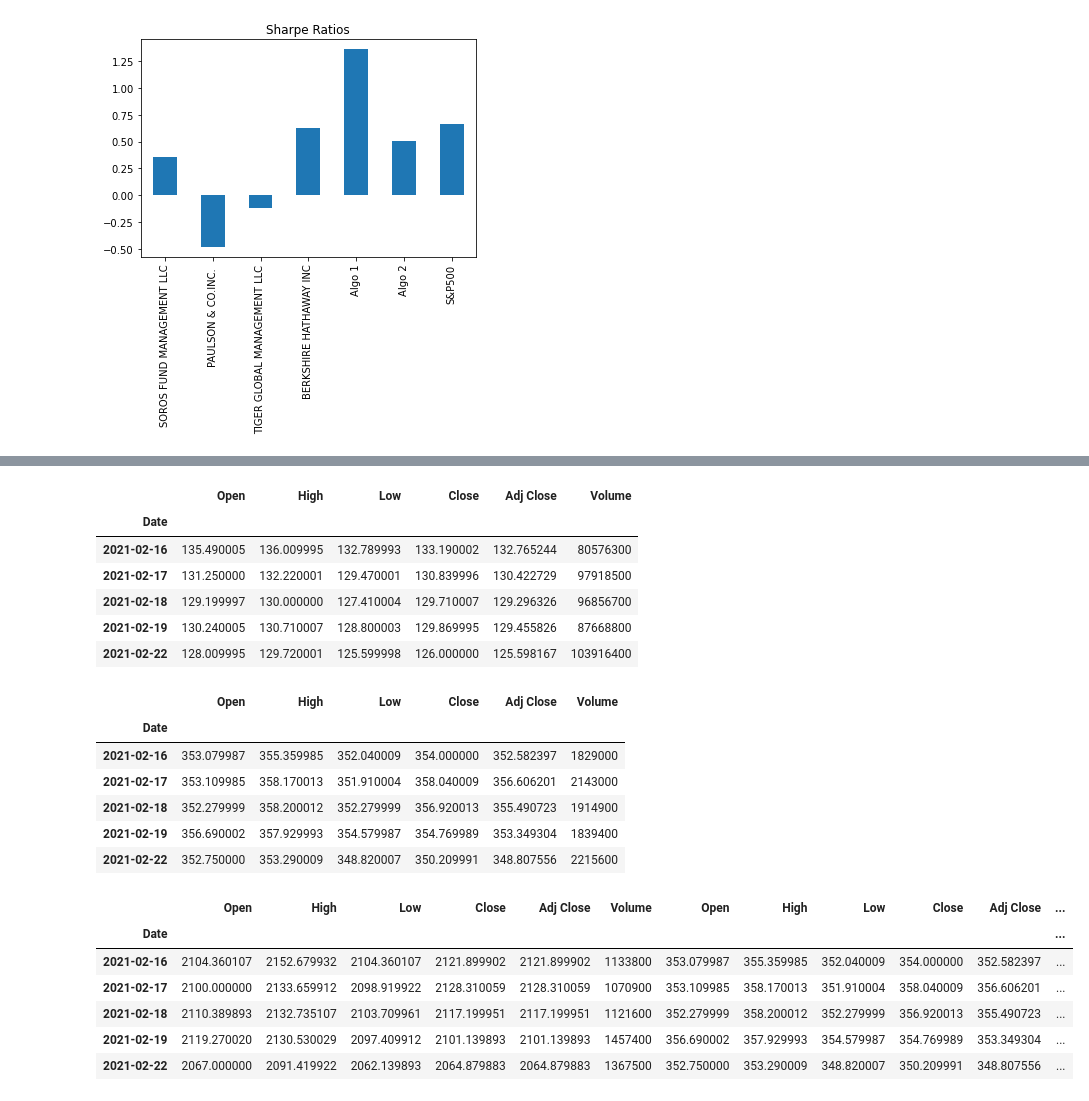
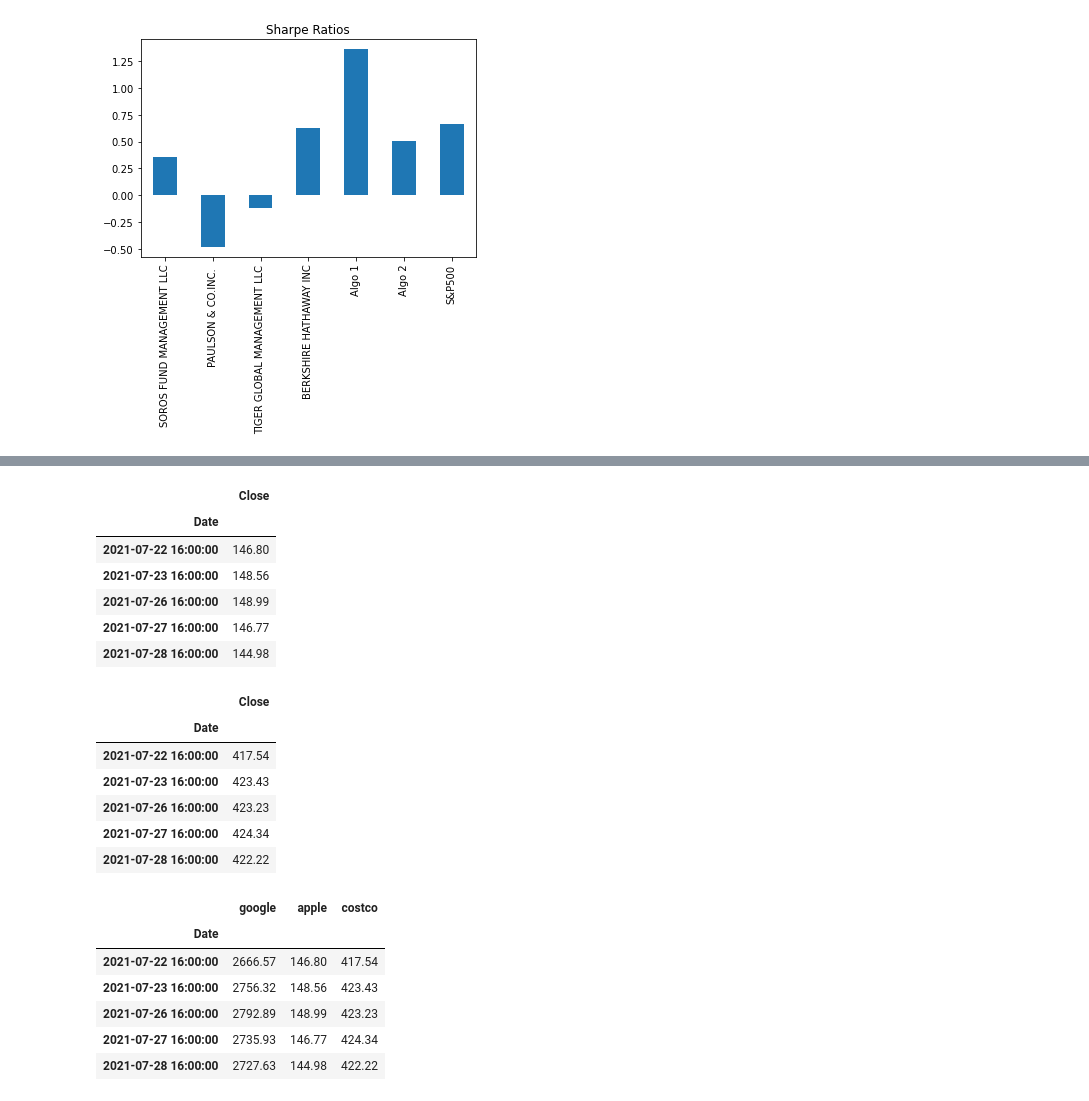
Before and after one commit to jethro30/A-Whale-Off-the-Port-folio-, a Jupyter notebook: A whale off port.ipynb, the cells around one changed output, grey strips where cells are left out. Drawn from its saved outputs; the diff is of its cells as text; code cells hidden in the pictures.

```diff
--- a/A whale off port.ipynb
+++ b/A whale off port.ipynb
@@ -263,7 +263,8 @@ sharpe_ratios.plot(kind="bar", title="Sharpe Ratios")
 <AxesSubplot:title={'center':'Sharpe Ratios'}>
 [figure]
 # %%
-goog_csv = Path("Resources/Goog.csv")
-goog_df = pd.read_csv(goog_csv, index_col='Date', parse_dates=True, infer_datetime_format=True)
-goog_df.head()
+# Read the first stock
+google_history_csv = Path("Resources/goog.csv")
+google_history_df = pd.read_csv(google_history_csv, index_col='Date', parse_dates=True, infer_datetime_format=True)
+google_history_df.head()
 # %% [output]
@@ -277,46 +278,47 @@ goog_df.head()
 # %%
-# Read the second stock
-aapl_csv = Path("Resources/aapl.csv")
-aapl_df = aapl_df = pd.read_csv(aapl_csv, index_col='Date', parse_dates=True, infer_datetime_format=True)
-aapl_df.head()
+# Read the first stock
+apple_history_csv = Path("Resources/aapl.csv")
+apple_history_df = pd.read_csv(apple_history_csv, index_col='Date', parse_dates=True, infer_datetime_format=True)
+apple_history_df.head()
 # %% [output]
-|  | Open | High | Low | Close | Adj Close | Volume |
-| Date |  |  |  |  |  |  |
-| 2021-02-16 | 135.490005 | 136.009995 | 132.789993 | 133.190002 | 132.765244 | 80576300 |
-| 2021-02-17 | 131.250000 | 132.220001 | 129.470001 | 130.839996 | 130.422729 | 97918500 |
-| 2021-02-18 | 129.199997 | 130.000000 | 127.410004 | 129.710007 | 129.296326 | 96856700 |
-| 2021-02-19 | 130.240005 | 130.710007 | 128.800003 | 129.869995 | 129.455826 | 87668800 |
-| 2021-02-22 | 128.009995 | 129.720001 | 125.599998 | 126.000000 | 125.598167 | 103916400 |
+|  | Close |
+| Date |  |
+| 2021-07-22 16:00:00 | 146.80 |
+| 2021-07-23 16:00:00 | 148.56 |
+| 2021-07-26 16:00:00 | 148.99 |
+| 2021-07-27 16:00:00 | 146.77 |
+| 2021-07-28 16:00:00 | 144.98 |
 # %%
-cost_csv = Path("Resources/cost.csv")
-cost_df = aapl_df = pd.read_csv(cost_csv, index_col='Date', parse_dates=True, infer_datetime_format=True)
-cost_df.head()
+# Read the third stock
+costco_history_csv = Path("Resources/cost.csv")
+costco_history_df = pd.read_csv(costco_history_csv, index_col='Date', parse_dates=True, infer_datetime_format=True)
+costco_history_df.head()
 # %% [output]
-|  | Open | High | Low | Close | Adj Close | Volume |
-| Date |  |  |  |  |  |  |
-| 2021-02-16 | 353.079987 | 355.359985 | 352.040009 | 354.000000 | 352.582397 | 1829000 |
-| 2021-02-17 | 353.109985 | 358.170013 | 351.910004 | 358.040009 | 356.606201 | 2143000 |
-| 2021-02-18 | 352.279999 | 358.200012 | 352.279999 | 356.920013 | 355.490723 | 1914900 |
-| 2021-02-19 | 356.690002 | 357.929993 | 354.579987 | 354.769989 | 353.349304 | 1839400 |
-| 2021-02-22 | 352.750000 | 353.290009 | 348.820007 | 350.209991 | 348.807556 | 2215600 |
+|  | Close |
+| Date |  |
+| 2021-07-22 16:00:00 | 417.54 |
+| 2021-07-23 16:00:00 | 423.43 |
+| 2021-07-26 16:00:00 | 423.23 |
+| 2021-07-27 16:00:00 | 424.34 |
+| 2021-07-28 16:00:00 | 422.22 |
 # %%
 # Concatenate all stocks into a single DataFrame
-my_portfolio_combined_df = pd.concat([goog_df, aapl_df, cost_df], axis="columns",  join="inner")
+my_portfolio_combined_df = pd.concat([google_history_df, apple_history_df, costco_history_df], axis="columns", join="inner")
 my_portfolio_combined_df
 # Sort datetime index in ascending order (past to present)
 my_portfolio_combined_df.sort_index(inplace=True)
 # Set column names
-my_portfolio_combined_df.closecolumns = ['goog','aapl','cost']
+my_portfolio_combined_df.columns = ['google', 'apple', 'costco']
 # Display a few rows
 my_portfolio_combined_df.head()
 # %% [output]
-|  | Open | High | Low | Close | Adj Close | Volume | Open | High | Low | Close | Adj Close | ... |
-| Date |  |  |  |  |  |  |  |  |  |  |  | ... |
-| 2021-02-16 | 2104.360107 | 2152.679932 | 2104.360107 | 2121.899902 | 2121.899902 | 1133800 | 353.079987 | 355.359985 | 352.040009 | 354.000000 | 352.582397 | ... |
-| 2021-02-17 | 2100.000000 | 2133.659912 | 2098.919922 | 2128.310059 | 2128.310059 | 1070900 | 353.109985 | 358.170013 | 351.910004 | 358.040009 | 356.606201 | ... |
-| 2021-02-18 | 2110.389893 | 2132.735107 | 2103.709961 | 2117.199951 | 2117.199951 | 1121600 | 352.279999 | 358.200012 | 352.279999 | 356.920013 | 355.490723 | ... |
-| 2021-02-19 | 2119.270020 | 2130.530029 | 2097.409912 | 2101.139893 | 2101.139893 | 1457400 | 356.690002 | 357.929993 | 354.579987 | 354.769989 | 353.349304 | ... |
-| 2021-02-22 | 2067.000000 | 2091.419922 | 2062.139893 | 2064.879883 | 2064.879883 | 1367500 | 352.750000 | 353.290009 | 348.820007 | 350.209991 | 348.807556 | ... |
+|  | google | apple | costco |
+| Date |  |  |  |
+| 2021-07-22 16:00:00 | 2666.57 | 146.80 | 417.54 |
+| 2021-07-23 16:00:00 | 2756.32 | 148.56 | 423.43 |
+| 2021-07-26 16:00:00 | 2792.89 | 148.99 | 423.23 |
+| 2021-07-27 16:00:00 | 2735.93 | 146.77 | 424.34 |
+| 2021-07-28 16:00:00 | 2727.63 | 144.98 | 422.22 |
 # %%
 # Drop Nulls
 my_portfolio_combined_df.dropna()
```
Also changed, not shown: parts of 9 cells of this notebook.
